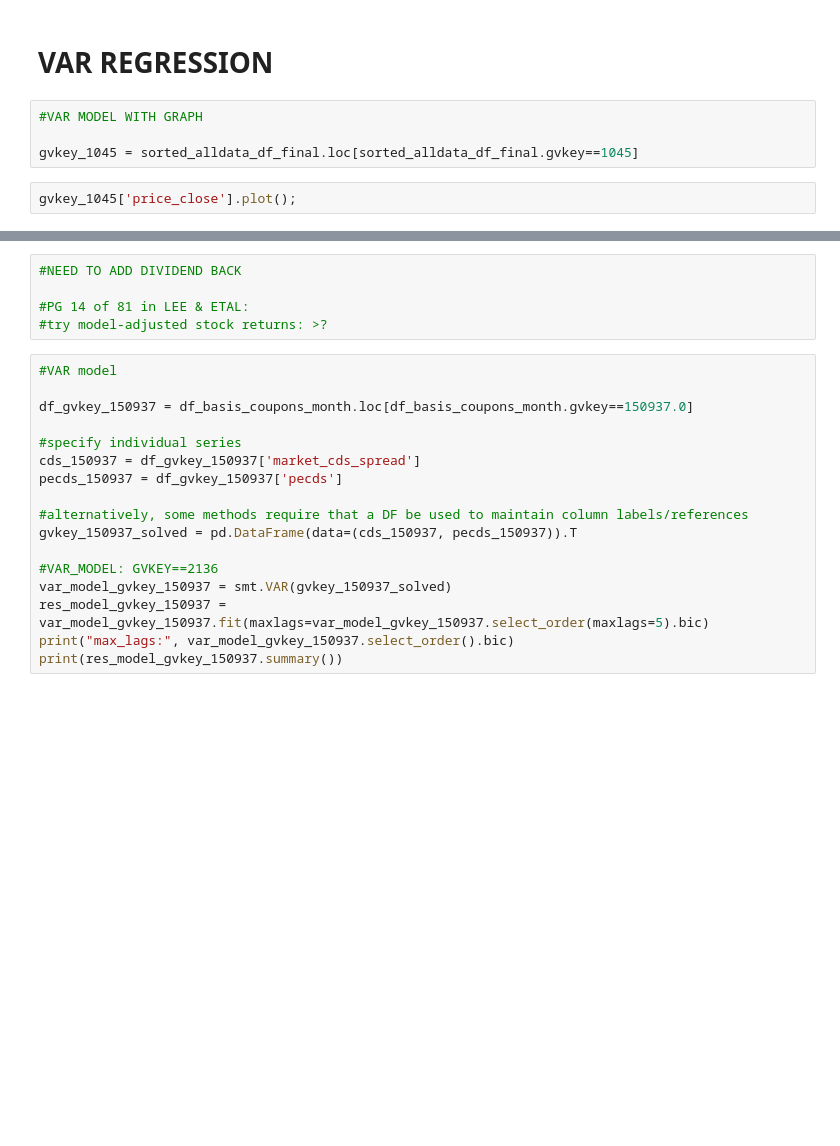
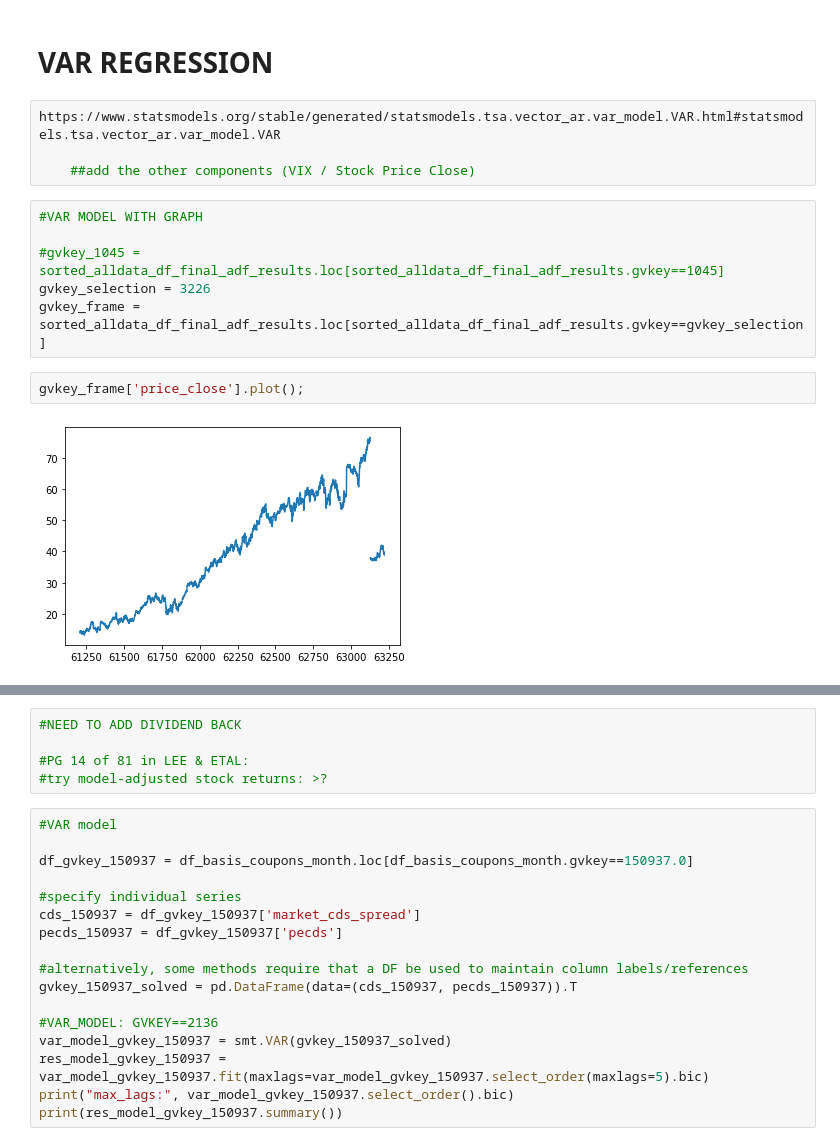
Before and after one commit to Jspano95/Jspano_MScQFin_Thesis, a Jupyter notebook: Regressions - Mathematical Primer & Explanations.ipynb, the cells around one changed output, grey strips where cells are left out. Saved outputs shown, nothing was run; the diff lists cells and outputs as text; blank space fills up the shorter version.

```diff
--- a/Regressions - Mathematical Primer & Explanations.ipynb
+++ b/Regressions - Mathematical Primer & Explanations.ipynb
@@ -233,9 +1436,17 @@ print("Number of Cointegrating relationships:", vecm_cointeg_rank.rank)
 # %% [markdown]
 # VAR REGRESSION
+# %%
+https://www.statsmodels.org/stable/generated/statsmodels.tsa.vector_ar.var_model.VAR.html#statsmodels.tsa.vector_ar.var_model.VAR
+
+    ##add the other components (VIX / Stock Price Close)
 # %%
 #VAR MODEL WITH GRAPH
 
-gvkey_1045 = sorted_alldata_df_final.loc[sorted_alldata_df_final.gvkey==1045]
+#gvkey_1045 = sorted_alldata_df_final_adf_results.loc[sorted_alldata_df_final_adf_results.gvkey==1045]
+gvkey_selection = 3226
+gvkey_frame = sorted_alldata_df_final_adf_results.loc[sorted_alldata_df_final_adf_results.gvkey==gvkey_selection]
 # %%
-gvkey_1045['price_close'].plot();
+gvkey_frame['price_close'].plot();
+# %% [output]
+[figure, added]
 # %%
```
Also changed, not shown: parts of 200 cells of this notebook.
